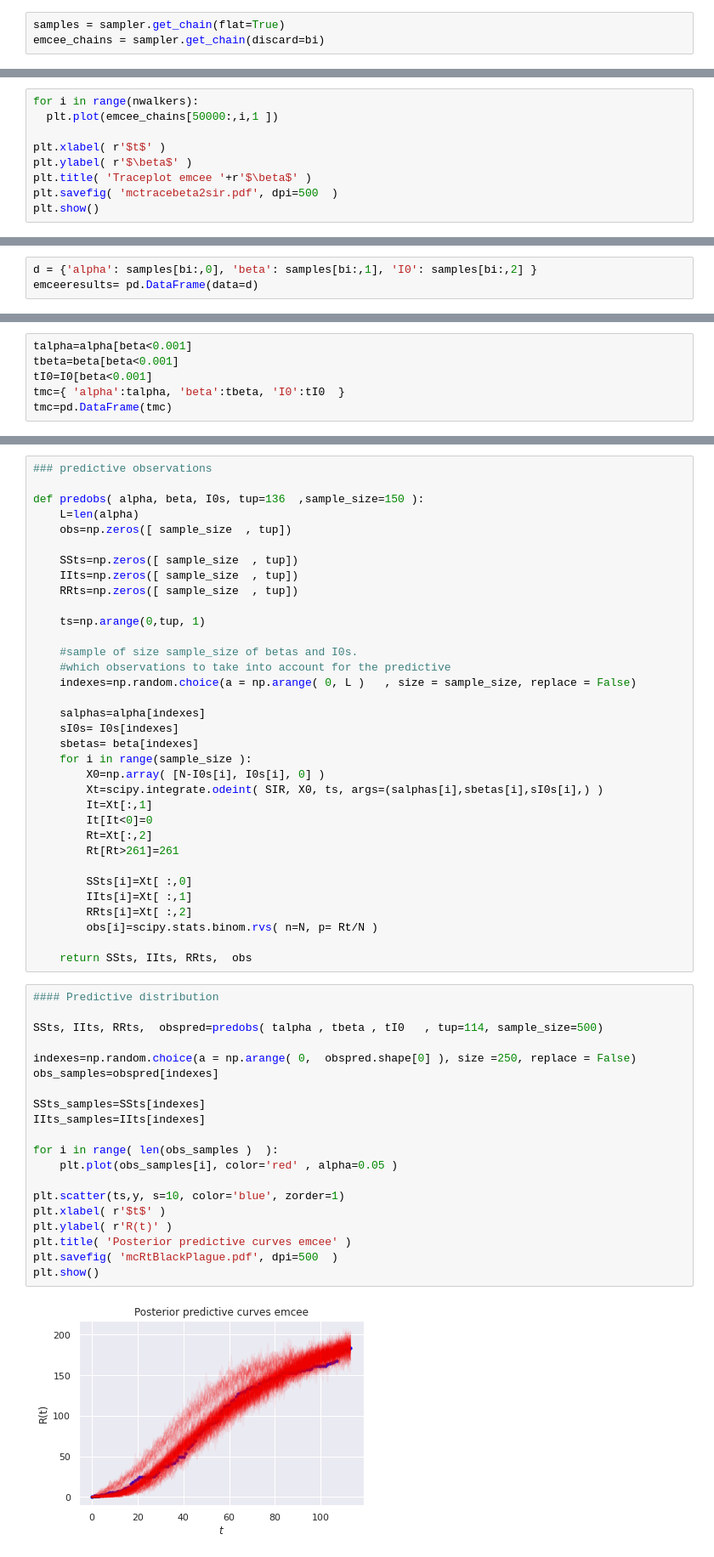
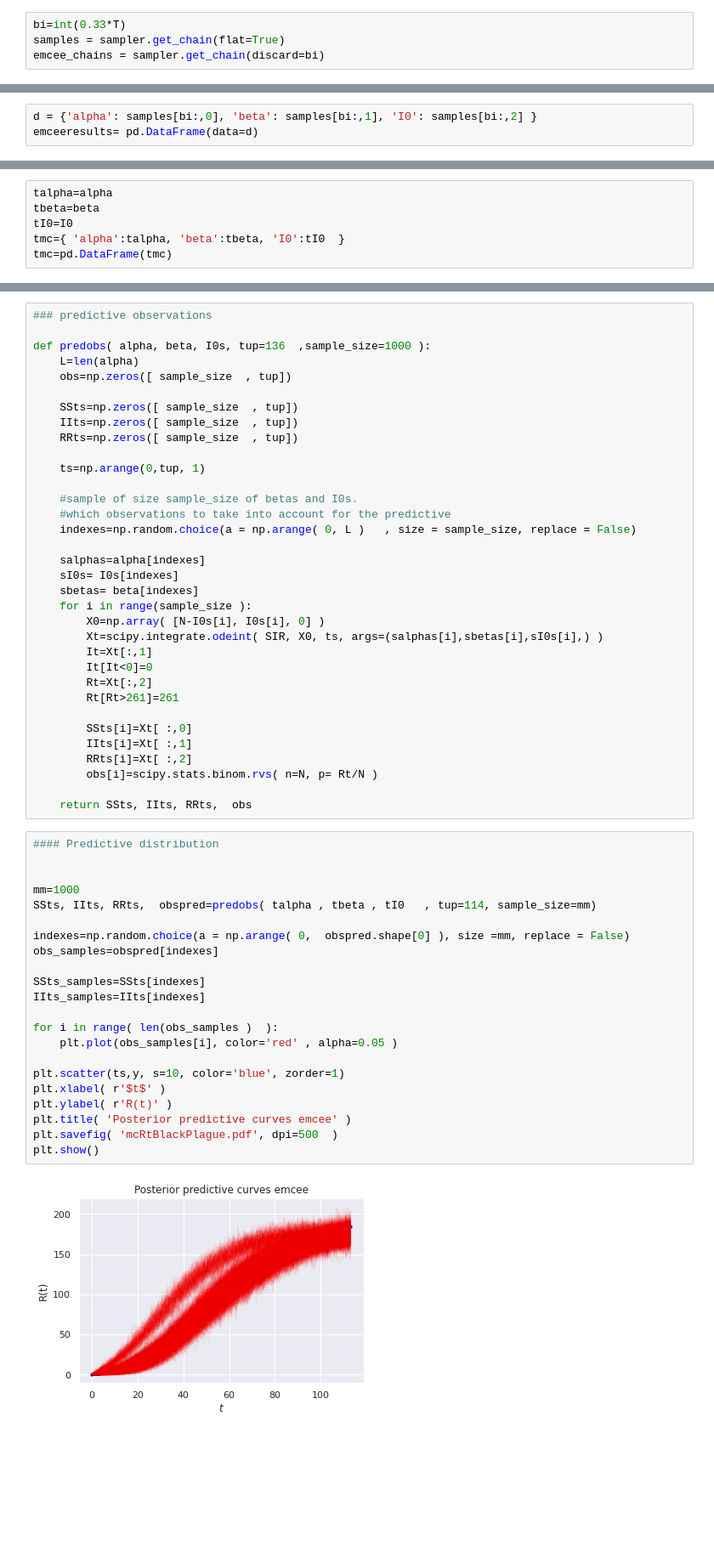
Before and after one commit to jear2412/BUQ-ODEsMCMC, a Jupyter notebook: BlackPlague-SIR.ipynb, the cells around one changed output, grey strips where cells are left out. Shown at 85% size. Saved outputs shown, nothing was run; the diff lists cells and outputs as text; blank space fills up the shorter version.

```diff
--- a/BlackPlague-SIR.ipynb
+++ b/BlackPlague-SIR.ipynb
@@ -513,6 +458,7 @@ with Pool() as pool:
     sampler = emcee.EnsembleSampler(nwalkers, ndim, post_emcee, pool=pool)
     sampler.run_mcmc(p0, T, progress=True)
 # %%
+bi=int(0.33*T)
 samples = sampler.get_chain(flat=True)
 emcee_chains = sampler.get_chain(discard=bi)
 # %%
@@ -544,9 +491,0 @@ plt.show()
-# %%
-for i in range(nwalkers):
-  plt.plot(emcee_chains[50000:,i,1 ])
-
-plt.xlabel( r'$t$' )
-plt.ylabel( r'$\beta$' )
-plt.title( 'Traceplot emcee '+r'$\beta$' )
-plt.savefig( 'mctracebeta2sir.pdf', dpi=500  )
-plt.show()
@@ -589,7 +526,7 @@ sns.distplot(  I0, kde=False    )
 # %%
-talpha=alpha[beta<0.001]
-tbeta=beta[beta<0.001]
-tI0=I0[beta<0.001]
+talpha=alpha
+tbeta=beta
+tI0=I0
 tmc={ 'alpha':talpha, 'beta':tbeta, 'I0':tI0  }
 tmc=pd.DataFrame(tmc)
 # %%
@@ -601,7 +538,7 @@ plt.savefig('mcpairplot.png', dpi=500)
 # %%
 ### predictive observations
 
-def predobs( alpha, beta, I0s, tup=136  ,sample_size=150 ):
+def predobs( alpha, beta, I0s, tup=136  ,sample_size=1000 ):
     L=len(alpha)
     obs=np.zeros([ sample_size  , tup])
 
@@ -635,25 +572,27 @@ def predobs( alpha, beta, I0s, tup=136  ,sample_size=150 ):
 # %%
 #### Predictive distribution
 
-SSts, IIts, RRts,  obspred=predobs( talpha , tbeta , tI0   , tup=114, sample_size=500)
 
-indexes=np.random.choice(a = np.arange( 0,  obspred.shape[0] ), size =250, replace = False)
+mm=1000
+SSts, IIts, RRts,  obspred=predobs( talpha , tbeta , tI0   , tup=114, sample_size=mm)
+
+indexes=np.random.choice(a = np.arange( 0,  obspred.shape[0] ), size =mm, replace = False)
 obs_samples=obspred[indexes]
 
 SSts_samples=SSts[indexes]
 IIts_samples=IIts[indexes]
 
 for i in range( len(obs_samples )  ):
     plt.plot(obs_samples[i], color='red' , alpha=0.05 )
 
 plt.scatter(ts,y, s=10, color='blue', zorder=1)
 plt.xlabel( r'$t$' )
 plt.ylabel( r'R(t)' )
 plt.title( 'Posterior predictive curves emcee' )
 plt.savefig( 'mcRtBlackPlague.pdf', dpi=500  )
 plt.show()
 # %% [output]
-[figure, old version]
+[figure, new version]
 # %%
 for i in range( len(obs_samples )  ):
     plt.plot(SSts[i], color='red' , alpha=0.05 )
```
Also changed, not shown: parts of 39 cells of this notebook.
